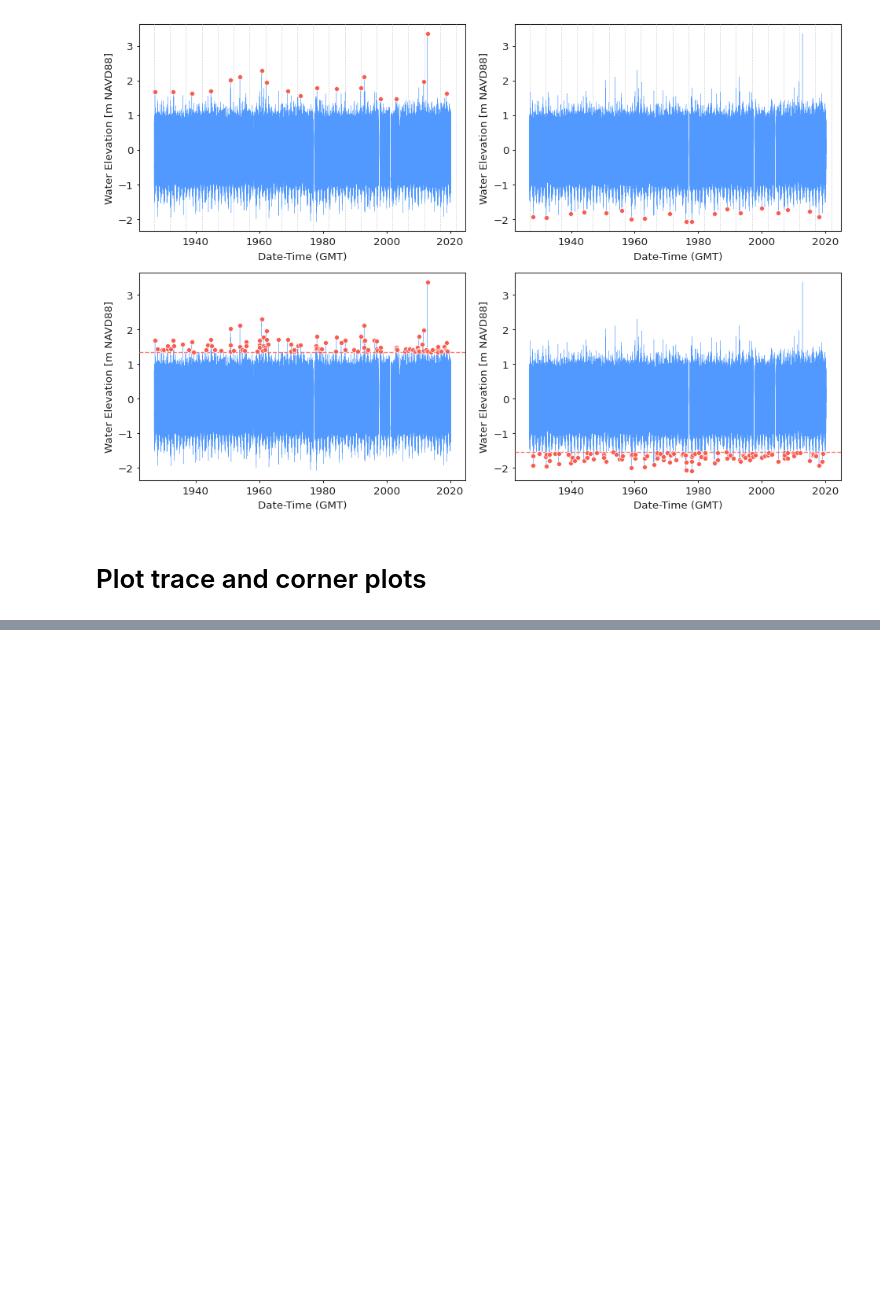
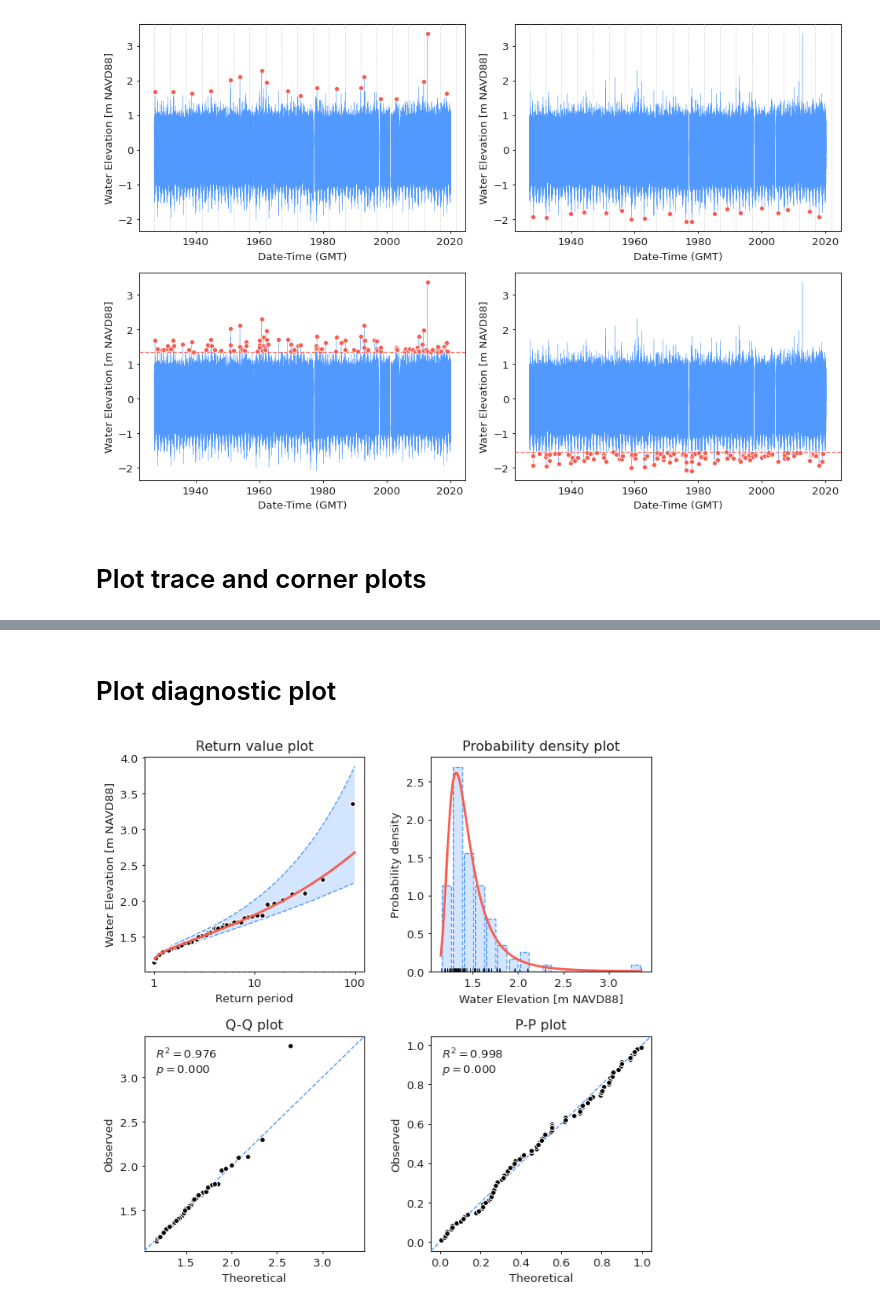
Before and after one commit to georgebv/pyextremes-notebooks, a Jupyter notebook: notebooks/documentation/readme figures.ipynb, the cells around one changed output, grey strips where cells are left out. Cells and saved outputs as stored; diff of their text form; code cells hidden in the pictures; blank space fills up the shorter version.

```diff
--- a/notebooks/documentation/readme figures.ipynb
+++ b/notebooks/documentation/readme figures.ipynb
@@ -127,0 +128,25 @@ fig.savefig("./readme figures/corner.png", bbox_inches="tight")
+# %% [markdown]
+# Plot diagnostic plot
+# %%
+model = EVA(data=data)
+model.get_extremes(
+    method="BM",
+    extremes_type="high",
+    block_size="1Y",
+    errors="raise"
+)
+model.fit_model(
+    model="Emcee",
+    distribution="genextreme",
+    distribution_kwargs=None,
+    n_walkers=100,
+    n_samples=500,
+    progress=False,
+)
+fig, axes = model.plot_diagnostic(
+    return_period=np.logspace(start=0.01, stop=2, num=100),
+    alpha=0.95
+)
+fig.savefig("./readme figures/diagnostic.png", bbox_inches="tight")
+# %% [output]
+[figure, added]
```
Also changed, not shown: parts of 5 cells of this notebook, 1 other file.
